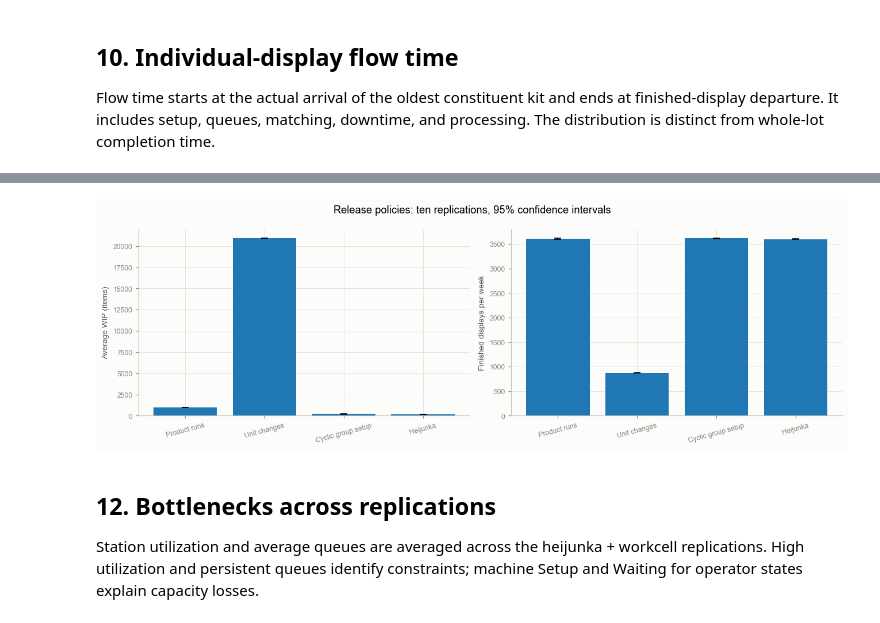
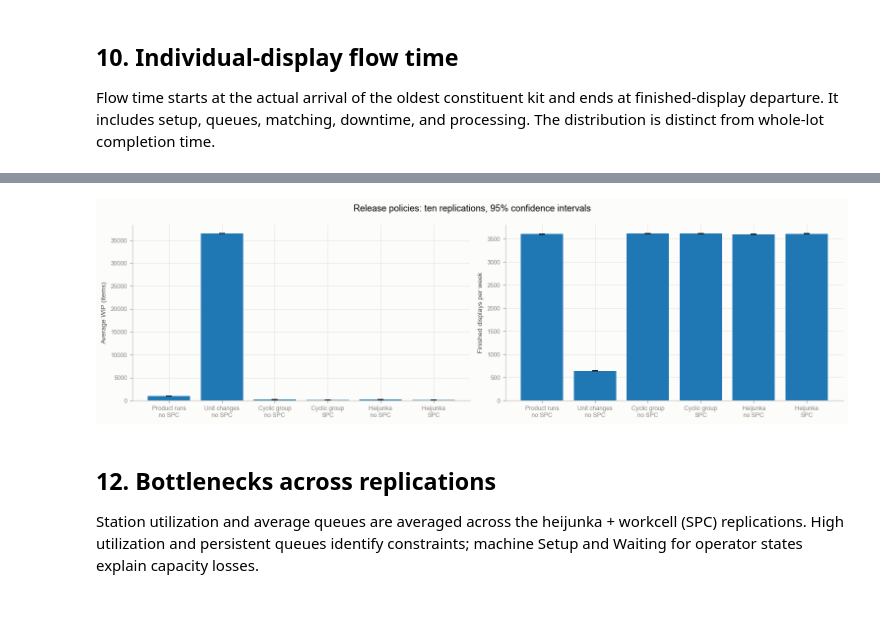
Before and after one commit to patrickgrunklee/510-Project, a Jupyter notebook: phase_2_simulation/heijunka_simulation.ipynb, the cells around one changed output, grey strips where cells are left out. Saved outputs shown, nothing was run; the diff lists cells and outputs as text; code cells hidden in the pictures.

```diff
--- a/phase_2_simulation/heijunka_simulation.ipynb
+++ b/phase_2_simulation/heijunka_simulation.ipynb
@@ -427,20 +439,22 @@ Output as % of each model's demand
 # %%
-fig, axes = plt.subplots(1, 2, figsize=(12, 4))
+fig, axes = plt.subplots(1, 2, figsize=(14, 4.2))
+labels = ["Product runs\nno SPC", "Unit changes\nno SPC", "Cyclic group\nno SPC", "Cyclic group\nSPC",
+          "Heijunka\nno SPC", "Heijunka\nSPC"]
 for ax, key, label in zip(axes, [("WIP", "Average WIP (parts)"), ("Throughput", "Total per week")],
                          ["Average WIP (items)", "Finished displays per week"]):
     means = [summary.loc[key, "Average"] for summary in summaries.values()]
     errors = [summary.loc[key, "Half Width"] for summary in summaries.values()]
-    ax.bar(["Product runs", "Unit changes", "Cyclic group setup", "Heijunka"], means, yerr=errors, capsize=4)
-    ax.tick_params(axis="x", labelrotation=15)
+    ax.bar(labels, means, yerr=errors, capsize=4)
+    ax.tick_params(axis="x", labelsize=8)
     ax.set_ylabel(label)
 fig.suptitle("Release policies: ten replications, 95% confidence intervals")
 fig.tight_layout(); plt.show()
 # %% [output]
-[figure, old version]
+[figure, new version]
 # %% [markdown]
 ## 12. Bottlenecks across replications
 
-Station utilization and average queues are averaged across the heijunka + workcell replications. High utilization and persistent queues identify constraints; machine Setup and Waiting for operator states explain capacity losses.
+Station utilization and average queues are averaged across the heijunka + workcell (SPC) replications. High utilization and persistent queues identify constraints; machine Setup and Waiting for operator states explain capacity losses.
 # %%
 summary = assumptions_summary
 avg_util = summary.xs("Station utilization").Average.rename("Avg utilization (10 reps)")
```
Also changed, not shown: parts of 17 cells of this notebook, 4 other files.
